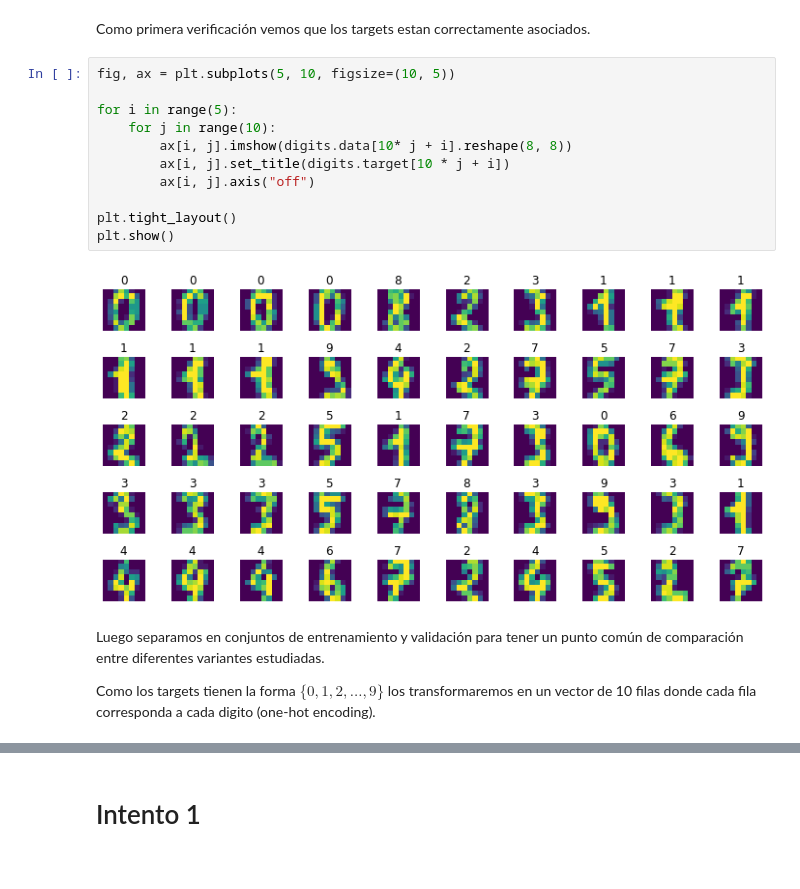
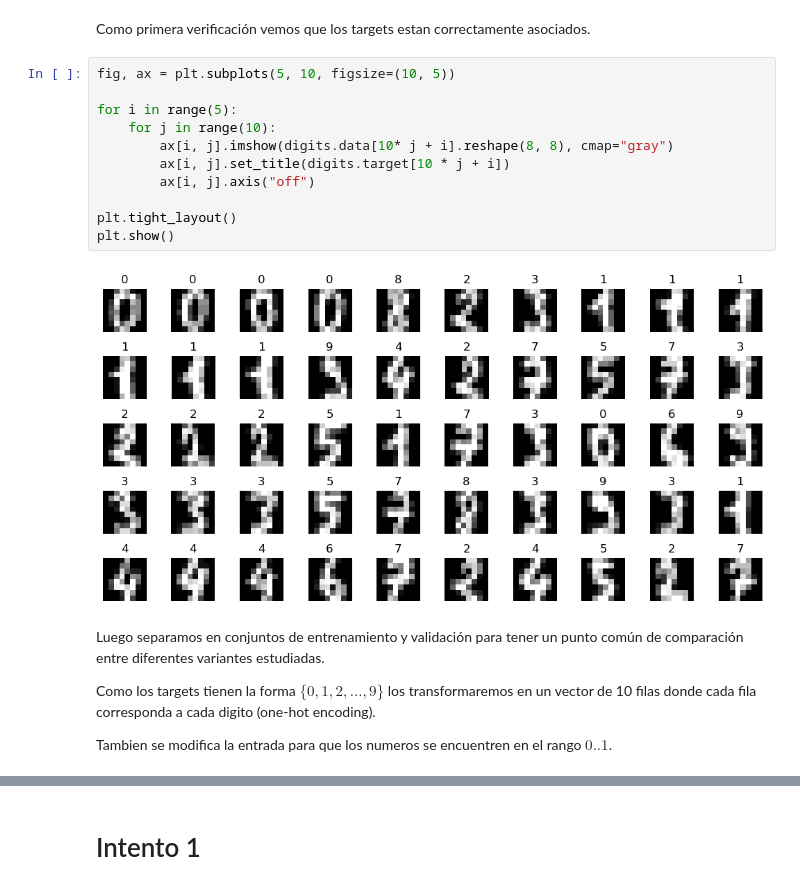
Before and after one commit to jbarberia/sia-tp3, a Jupyter notebook: src/Ejercicio4.ipynb, the cells around one changed output, grey strips where cells are left out. Drawn from its saved outputs; the diff is of its cells as text.

```diff
--- a/src/Ejercicio4.ipynb
+++ b/src/Ejercicio4.ipynb
@@ -10,20 +10,22 @@ Como primera verificación vemos que los targets estan correctamente asociados.
 # %%
 fig, ax = plt.subplots(5, 10, figsize=(10, 5))
 
 for i in range(5):
     for j in range(10):
-        ax[i, j].imshow(digits.data[10* j + i].reshape(8, 8))
+        ax[i, j].imshow(digits.data[10* j + i].reshape(8, 8), cmap="gray")
         ax[i, j].set_title(digits.target[10 * j + i])
         ax[i, j].axis("off")
 
 plt.tight_layout()
 plt.show()
 # %% [output]
-[figure, old version]
+[figure, new version]
 # %% [markdown]
 Luego separamos en conjuntos de entrenamiento y validación para tener un punto común de comparación entre diferentes variantes estudiadas.
 
 Como los targets tienen la forma $\{0, 1, 2, ..., 9\}$ los transformaremos en un vector de 10 filas donde cada fila corresponda a cada digito (one-hot encoding).
+
+Tambien se modifica la entrada para que los numeros se encuentren en el rango $0..1$.
 # %%
 from sklearn.model_selection import train_test_split
 
```
Also changed, not shown: parts of 6 cells of this notebook, 1 other file.
